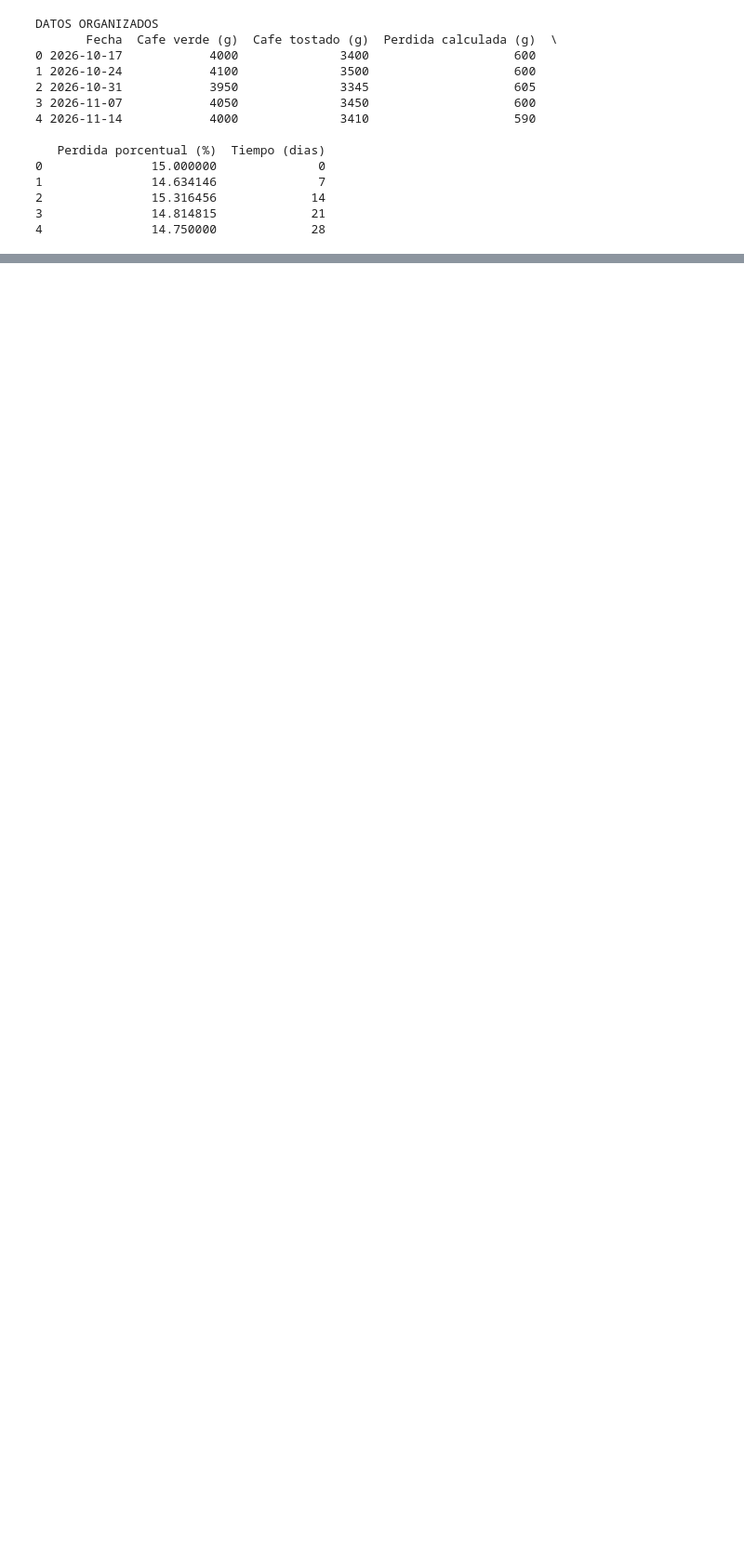
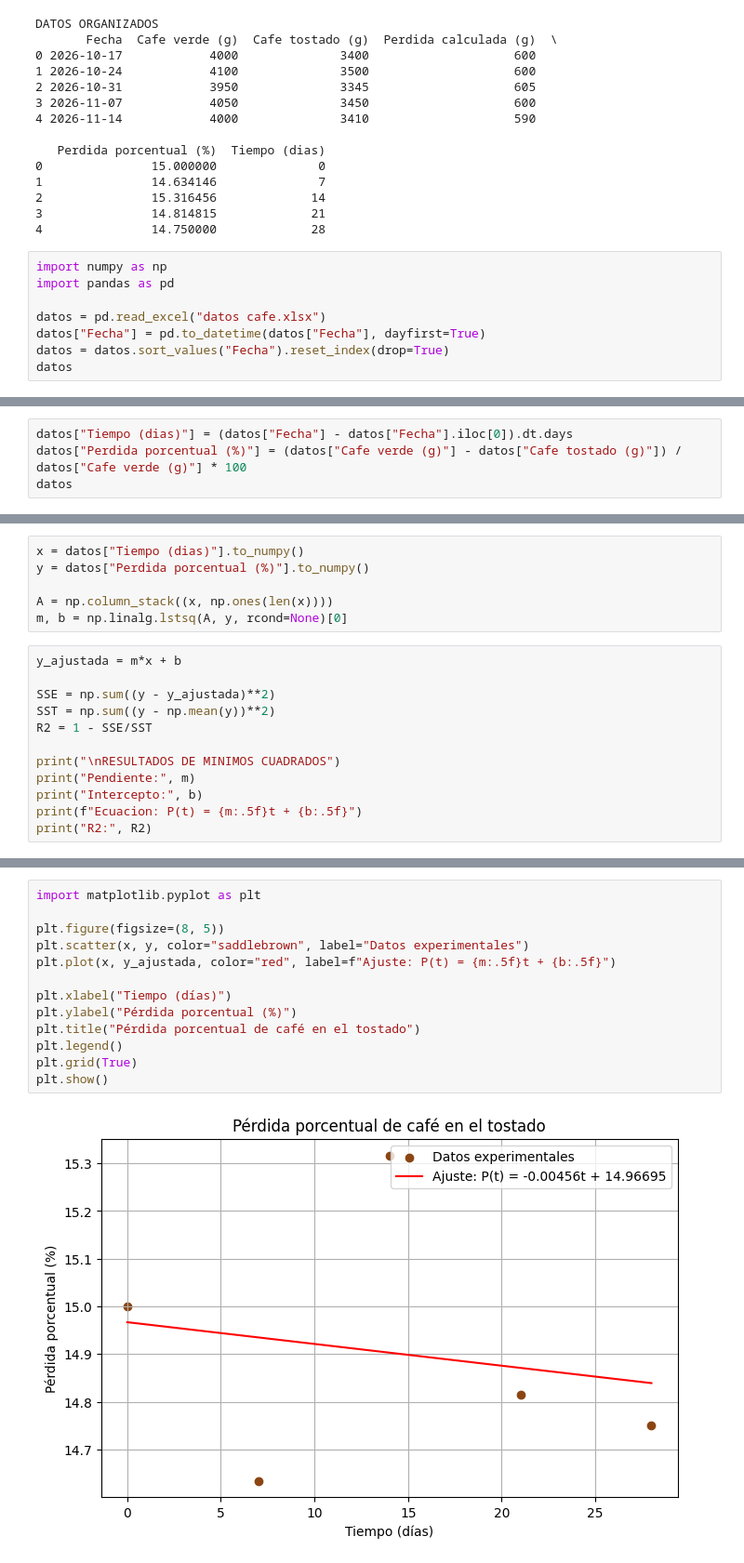
Before and after one commit to Dsantiagohidalgo/procesos-b, a Jupyter notebook: Datos proyecto/Trabajo cafe.ipynb, the cells around one changed output, grey strips where cells are left out. Shown at 93% size. Saved outputs shown, nothing was run; the diff lists cells and outputs as text; blank space fills up the shorter version.

Commit message:
ajuste minimos cuadrados y grafica de perdida de cafe

```diff
--- a/Datos proyecto/Trabajo cafe.ipynb
+++ b/Datos proyecto/Trabajo cafe.ipynb
@@ -43,3 +43,11 @@ DATOS ORGANIZADOS
 2               15.316456             14
 3               14.814815             21
 4               14.750000             28
+# %%
+import numpy as np
+import pandas as pd
+
+datos = pd.read_excel("datos cafe.xlsx")
+datos["Fecha"] = pd.to_datetime(datos["Fecha"], dayfirst=True)
+datos = datos.sort_values("Fecha").reset_index(drop=True)
+datos
@@ -45,0 +61,4 @@ DATOS ORGANIZADOS
+# %%
+datos["Tiempo (dias)"] = (datos["Fecha"] - datos["Fecha"].iloc[0]).dt.days
+datos["Perdida porcentual (%)"] = (datos["Cafe verde (g)"] - datos["Cafe tostado (g)"]) / datos["Cafe verde (g)"] * 100
+datos
@@ -45,0 +72,18 @@ DATOS ORGANIZADOS
+# %%
+x = datos["Tiempo (dias)"].to_numpy()
+y = datos["Perdida porcentual (%)"].to_numpy()
+
+A = np.column_stack((x, np.ones(len(x))))
+m, b = np.linalg.lstsq(A, y, rcond=None)[0]
+# %%
+y_ajustada = m*x + b
+
+SSE = np.sum((y - y_ajustada)**2)
+SST = np.sum((y - np.mean(y))**2)
+R2 = 1 - SSE/SST
+
+print("\nRESULTADOS DE MINIMOS CUADRADOS")
+print("Pendiente:", m)
+print("Intercepto:", b)
+print(f"Ecuacion: P(t) = {m:.5f}t + {b:.5f}")
+print("R2:", R2)
@@ -45,0 +96,15 @@ DATOS ORGANIZADOS
+# %%
+import matplotlib.pyplot as plt
+
+plt.figure(figsize=(8, 5))
+plt.scatter(x, y, color="saddlebrown", label="Datos experimentales")
+plt.plot(x, y_ajustada, color="red", label=f"Ajuste: P(t) = {m:.5f}t + {b:.5f}")
+
+plt.xlabel("Tiempo (días)")
+plt.ylabel("Pérdida porcentual (%)")
+plt.title("Pérdida porcentual de café en el tostado")
+plt.legend()
+plt.grid(True)
+plt.show()
+# %% [output]
+[figure, added]
```
Also changed, not shown: parts of 3 cells of this notebook.
